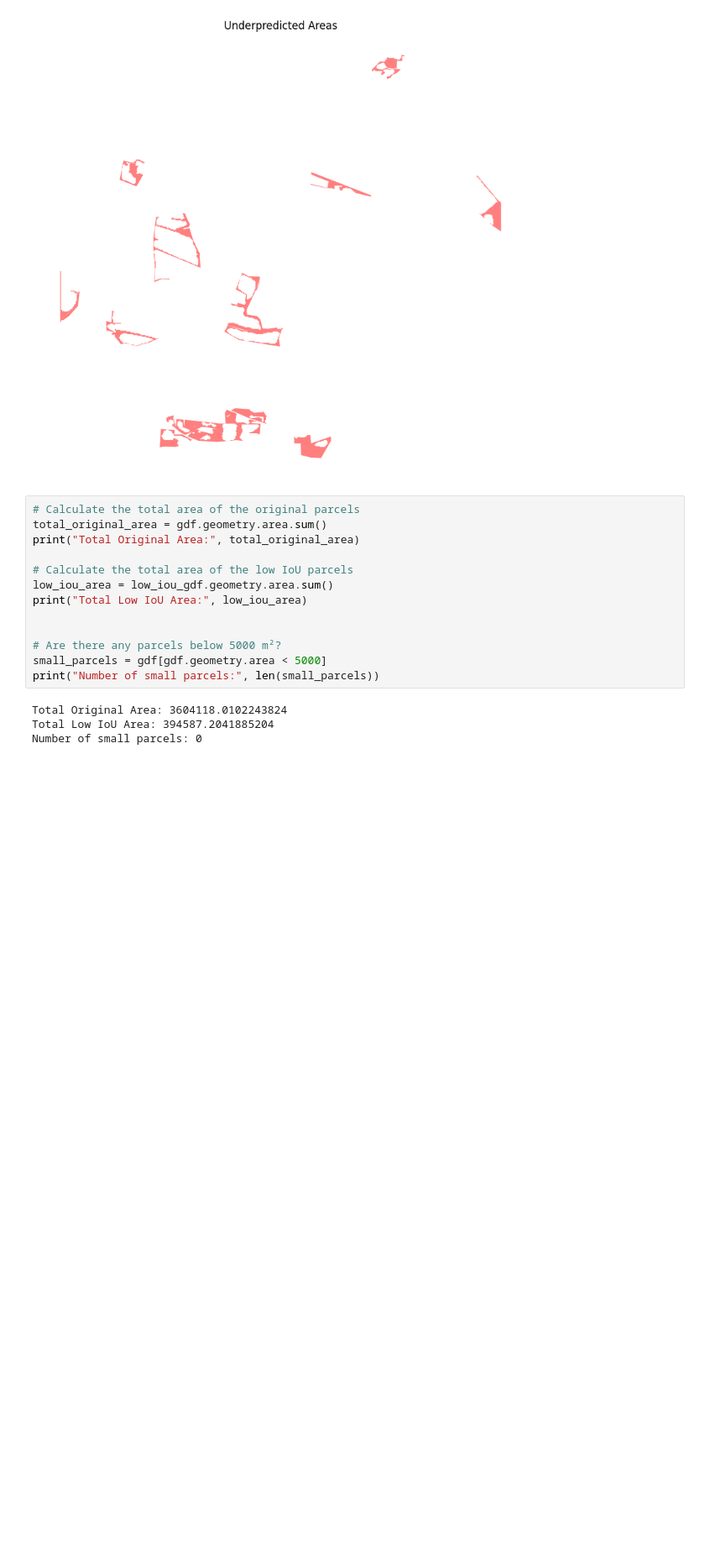
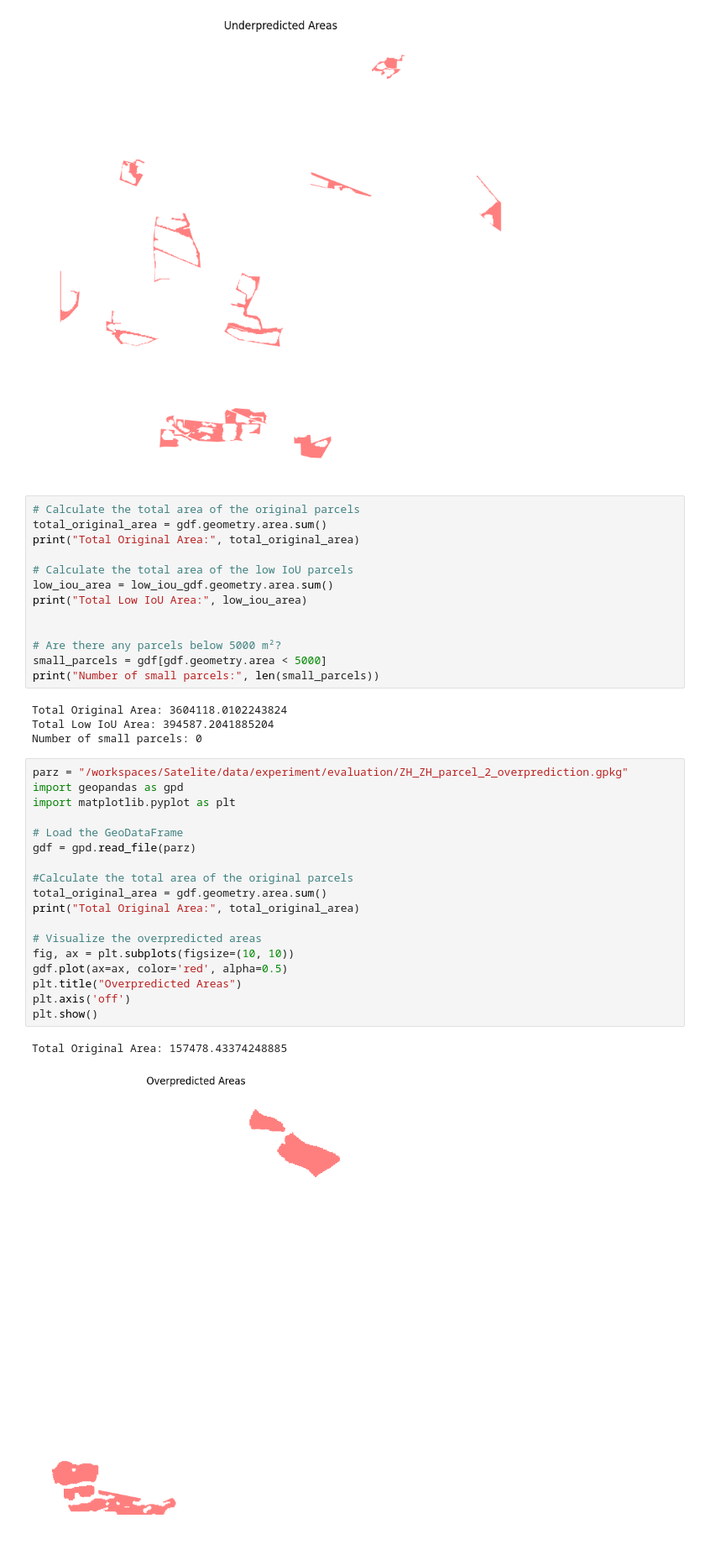
Before and after one commit to dennisshushackost/Satelite, a Jupyter notebook: train2.ipynb, the cells around one changed output. Shown at 84% size. Drawn from its saved outputs; the diff is of its cells as text; blank space fills up the shorter version.

```diff
--- a/train2.ipynb
+++ b/train2.ipynb
@@ -859,3 +859,24 @@ print("Number of small parcels:", len(small_parcels))
 Total Original Area: 3604118.0102243824
 Total Low IoU Area: 394587.2041885204
 Number of small parcels: 0
+# %%
+parz = "/workspaces/Satelite/data/experiment/evaluation/ZH_ZH_parcel_2_overprediction.gpkg"
+import geopandas as gpd
+import matplotlib.pyplot as plt
+
+# Load the GeoDataFrame
+gdf = gpd.read_file(parz)
+
+#Calculate the total area of the original parcels
+total_original_area = gdf.geometry.area.sum()
+print("Total Original Area:", total_original_area)
+
+# Visualize the overpredicted areas
+fig, ax = plt.subplots(figsize=(10, 10))
+gdf.plot(ax=ax, color='red', alpha=0.5)
+plt.title("Overpredicted Areas")
+plt.axis('off')
+plt.show()
+# %% [output]
+Total Original Area: 157478.43374248885
+[figure, added]
```
Also changed, not shown: parts of 1 cell of this notebook, 11 other files.
